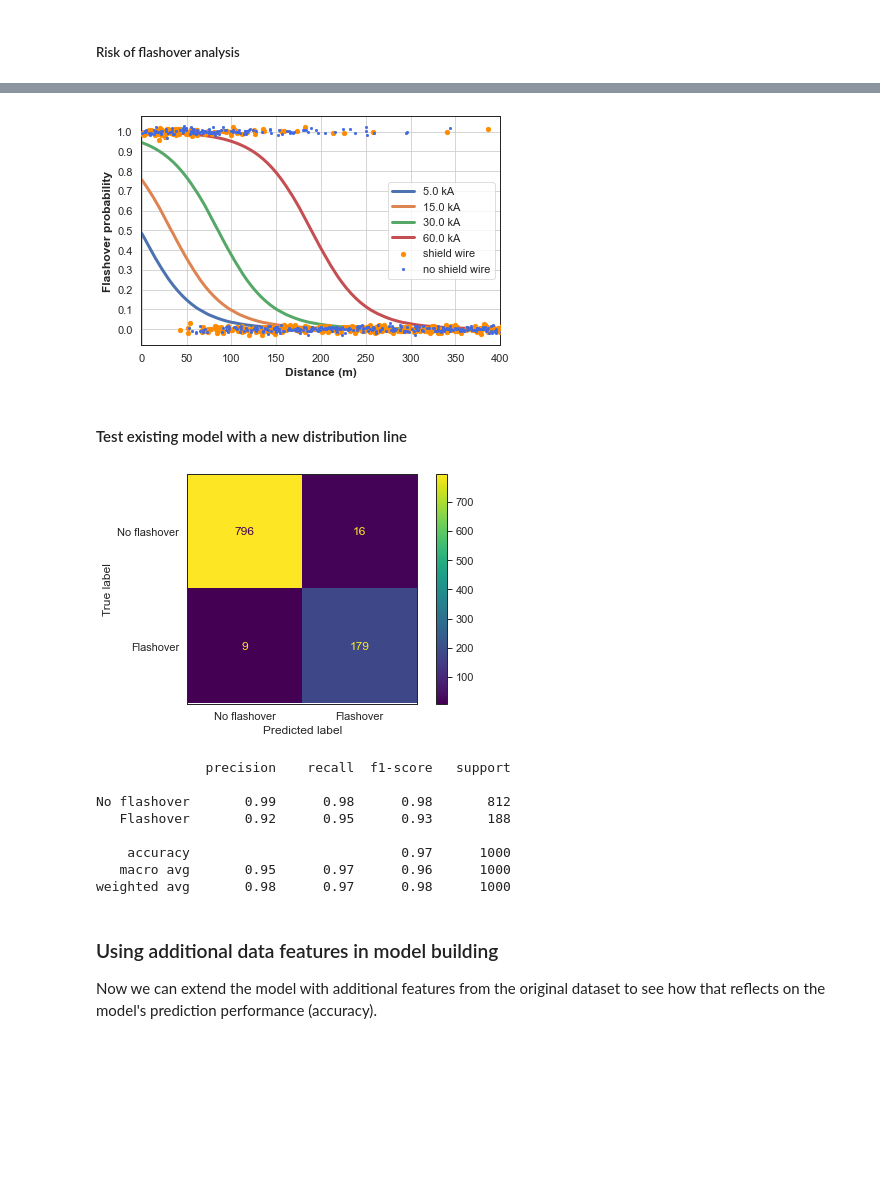
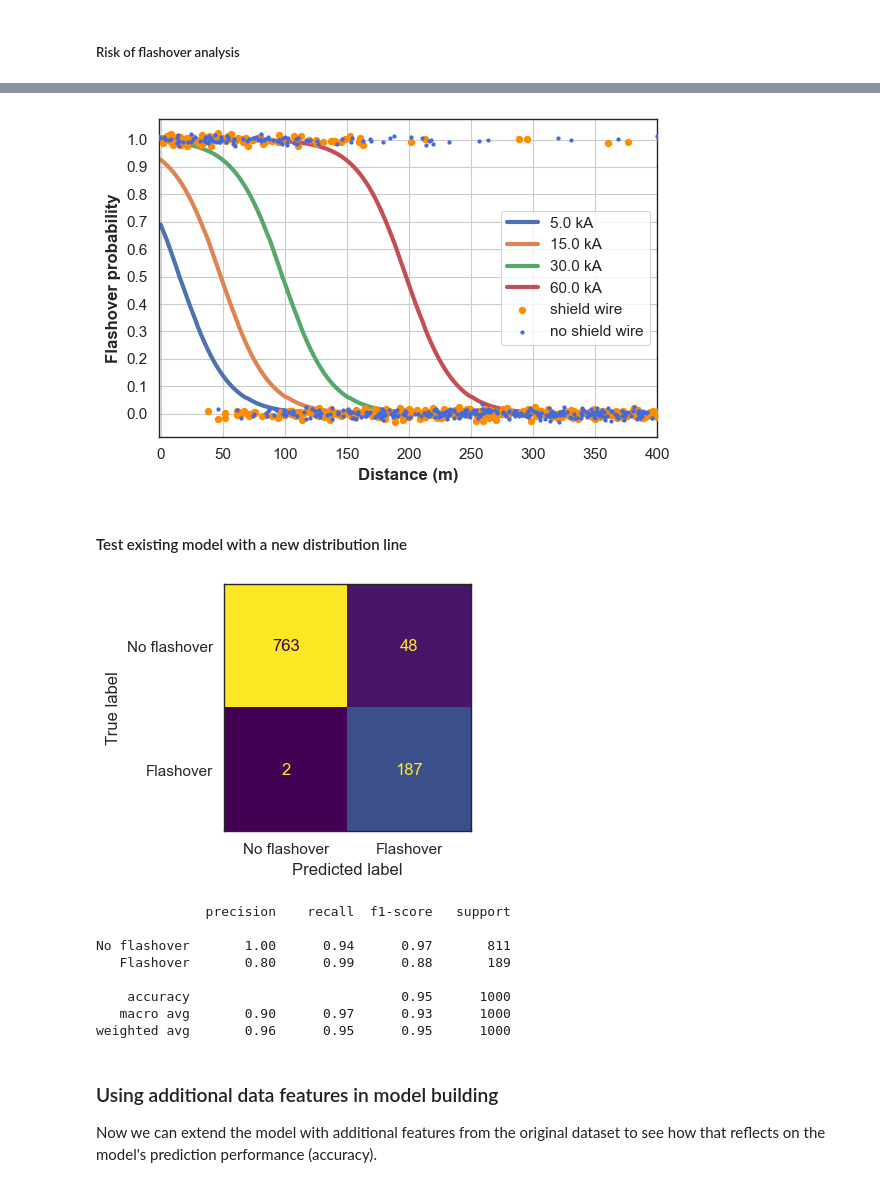
Before and after one commit to sarajcev/distlines, a Jupyter notebook: models.ipynb, the cells around one changed output, grey strips where cells are left out. Saved outputs shown, nothing was run; the diff lists cells and outputs as text; code cells hidden in the pictures; blank space fills up the shorter version.

```diff
--- a/models.ipynb
+++ b/models.ipynb
@@ -24,8 +25,8 @@ from scipy import interpolate
 from scipy import optimize
 # %%
 import seaborn as sns
-sns.set_theme(context='notebook', style='whitegrid', font_scale=1.25)
-sns.set_style('ticks', {'xtick.direction':'out', 'ytick.direction':'out'})
+#sns.set_theme(context='paper', style='whitegrid', font_scale=1.1)
+#sns.set_style('ticks', {'xtick.direction':'out', 'ytick.direction':'out'})
 # %%
 # Private modules
 import distlines
@@ -54,7 +55,7 @@ line_cfo = np.asarray([150., 160.], dtype=float)
 Distribution lines' lightning flashovers data set, for training the subsequent machine learning model, is generated by means of the Monte~Carlo simulation. Statistical probability of lightning flashovers on distribution lines depends on several important parameters, each of which with its own statistical distribution: (1) lightning current amplitude, (2) lightning return stroke velocity, (3) lightning strike distance from the line, (4) OHL tower's grounding impedance, (5) shield wire's presence on the tower, and (6) EGM model type.
 # %%
 # Monte Carlo simulations
-data = distlines.generate_dataset(N, h, y, sg, line_cfo, export=True)
+data = distlines.generate_dataset(N, h, y, sg, line_cfo, export=False)
 # View data sample
 data.head()
 # %% [output]
@@ -108,7 +109,8 @@ elif variant == 'B':
     # hand-made bagging classifier
     n_models = 3  # Enter number of models for the ensemble
     # Model training with hyperparameters optimization
-    search = sandbox.bagging_ensemble_svm(n_models, X, y, sample_pct=0.9)
+    search = sandbox.bagging_ensemble_svm(
+        n_models, X, y, sample_pct=0.9, weighted=True, sampling='Bootstrap')
 
 else:
     raise NotImplementedError(f'Variant: {variant} is not recognized!')
@@ -565,7 +582,7 @@ for a in amplitudes:
 sandbox.marginal_plot(amplitudes, xv, y_hat, g, 'dist', 'Distance (m)', xmax=400,
                       save_fig=False)
 # %% [output]
-[figure, old version]
+[figure, new version]
 # %% [markdown]
 #### Test existing model with a new distribution line
 # %%
@@ -576,15 +593,18 @@ X_data_new_line = g[['dist', 'ampl']]  # add features here
 y_data_new_line = g['flash']
 # %%
 # Plot confusion matrix for estimator
+fig, ax = plt.subplots(figsize=(4,4))
 ConfusionMatrixDisplay.from_estimator(
     search, X_data_new_line, y_data_new_line,
     display_labels=['No flashover', 'Flashover'],
     # normalize='all',
+    colorbar=False,
+    ax=ax,
 )
-plt.tight_layout()
+fig.tight_layout()
 plt.show()
 # %% [output]
-[figure, old version]
+[figure, new version]
 # %%
 y_test_hat = search.predict(X_data_new_line)
 # Display classification report
@@ -594,12 +614,12 @@ print(classification_report(
 # %% [output]
               precision    recall  f1-score   support
 
-No flashover       0.99      0.98      0.98       812
-   Flashover       0.92      0.95      0.93       188
+No flashover       1.00      0.94      0.97       811
+   Flashover       0.80      0.99      0.88       189
 
-    accuracy                           0.97      1000
-   macro avg       0.95      0.97      0.96      1000
-weighted avg       0.98      0.97      0.98      1000
+    accuracy                           0.95      1000
+   macro avg       0.90      0.97      0.93      1000
+weighted avg       0.96      0.95      0.95      1000
 # %% [markdown]
 ### Using additional data features in model building
 
```
Also changed, not shown: parts of 32 cells of this notebook, 1 other file.
